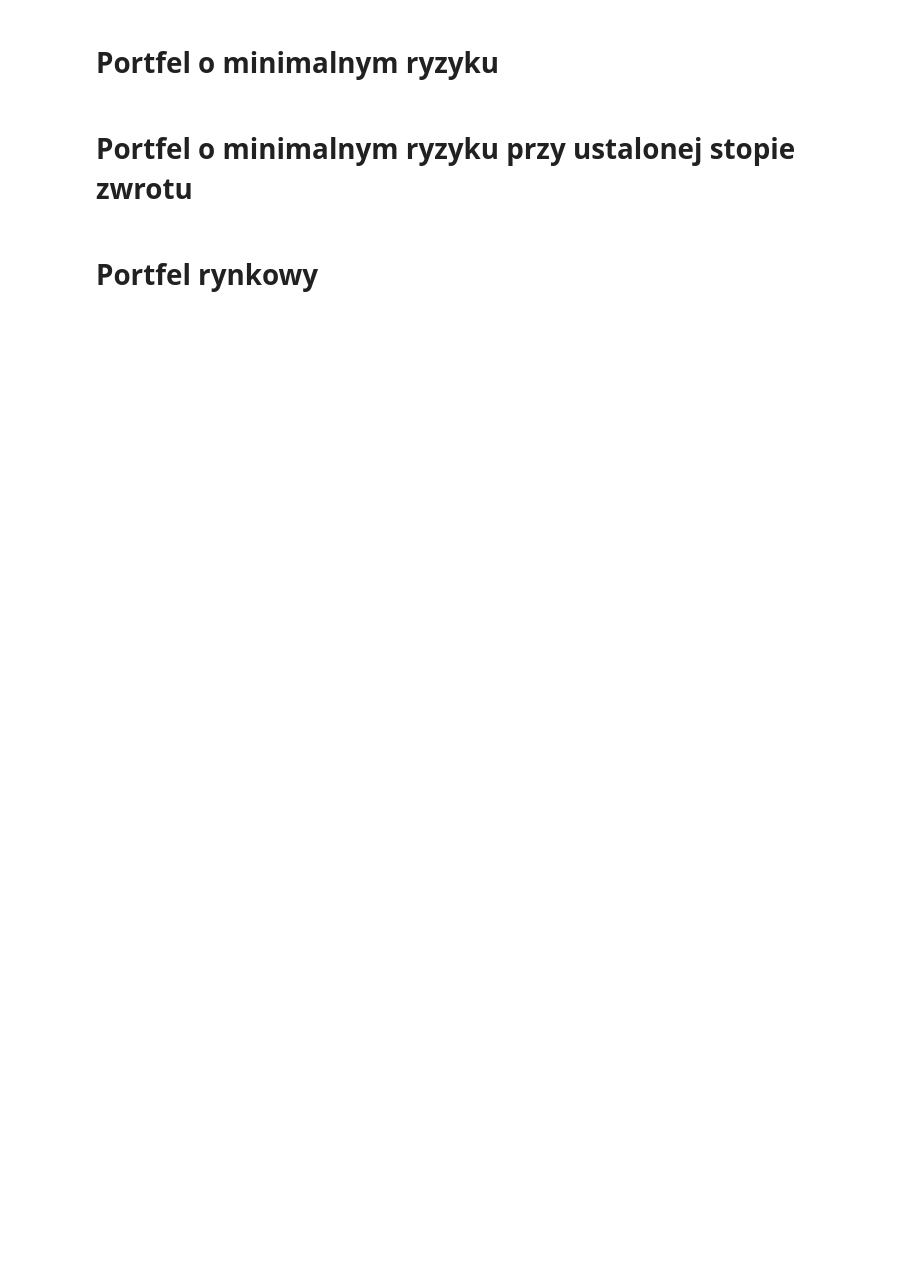
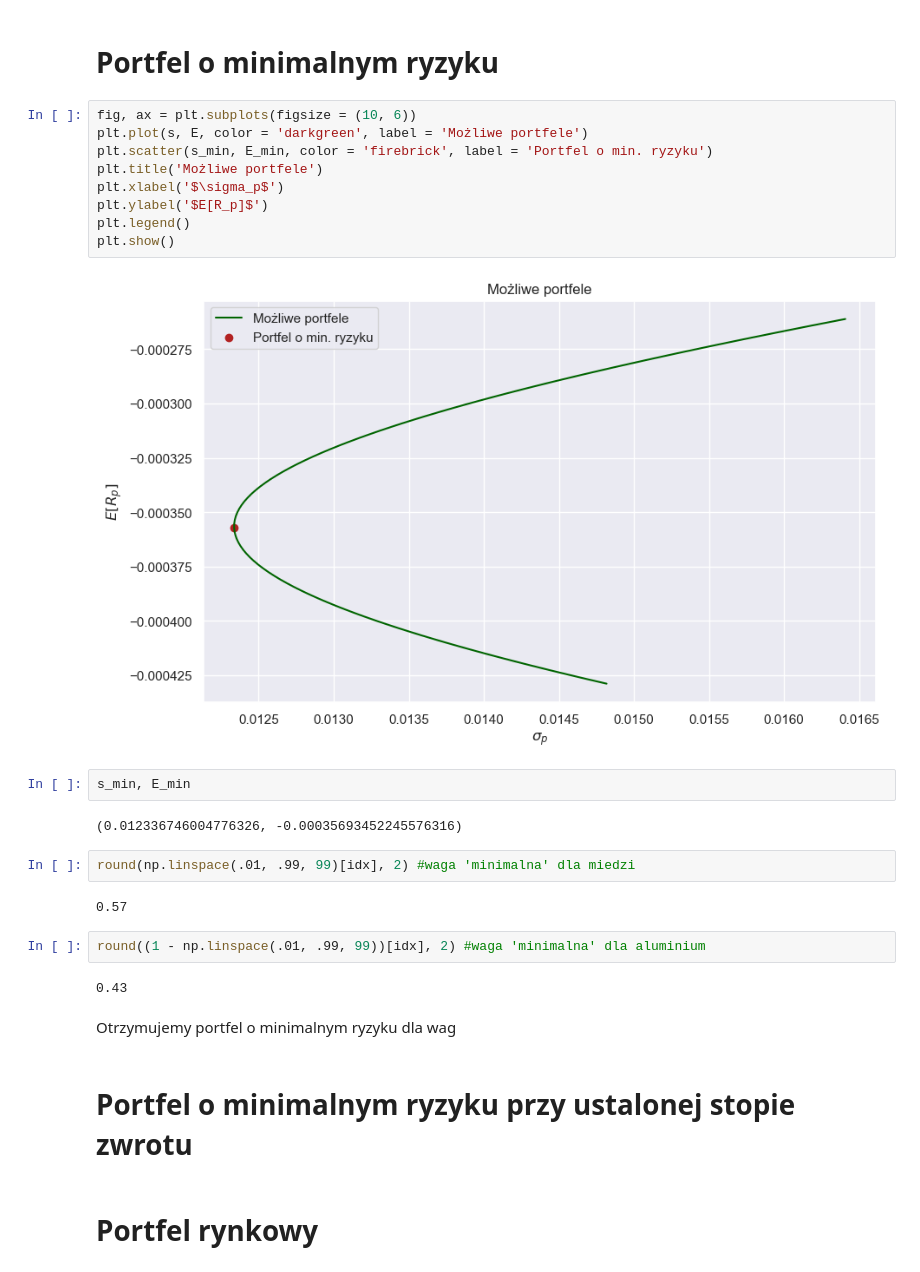
Before and after one commit to Szymex49/NVIDIA_risk_management, a Jupyter notebook: Raport_4/Wiktorowski.ipynb, the cells around one changed output. Cells and saved outputs as stored; diff of their text form; blank space fills up the shorter version.

```diff
--- a/Raport_4/Wiktorowski.ipynb
+++ b/Raport_4/Wiktorowski.ipynb
@@ -171,5 +197,30 @@ Odchylenie ćwiartkowe: 0.006865774865488859
 # %% [markdown]
 # Portfel o minimalnym ryzyku
+# %%
+fig, ax = plt.subplots(figsize = (10, 6))
+plt.plot(s, E, color = 'darkgreen', label = 'Możliwe portfele')
+plt.scatter(s_min, E_min, color = 'firebrick', label = 'Portfel o min. ryzyku')
+plt.title('Możliwe portfele')
+plt.xlabel('$\sigma_p$')
+plt.ylabel('$E[R_p]$')
+plt.legend()
+plt.show()
+# %% [output]
+[figure, added]
+# %%
+s_min, E_min
+# %% [output]
+(0.012336746004776326, -0.00035693452245576316)
+# %%
+round(np.linspace(.01, .99, 99)[idx], 2) #waga 'minimalna' dla miedzi
+# %% [output]
+0.57
+# %%
+round((1 - np.linspace(.01, .99, 99))[idx], 2) #waga 'minimalna' dla aluminium
+# %% [output]
+0.43
+# %% [markdown]
+Otrzymujemy portfel o minimalnym ryzyku dla wag
 # %% [markdown]
 # Portfel o minimalnym ryzyku przy ustalonej stopie zwrotu
 # %% [markdown]
```
Also changed, not shown: parts of 2 cells of this notebook.
